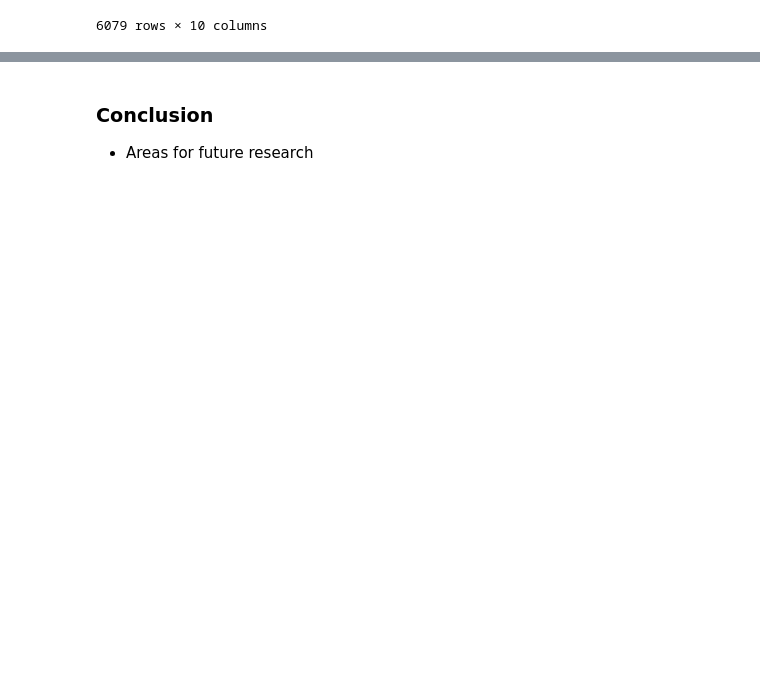
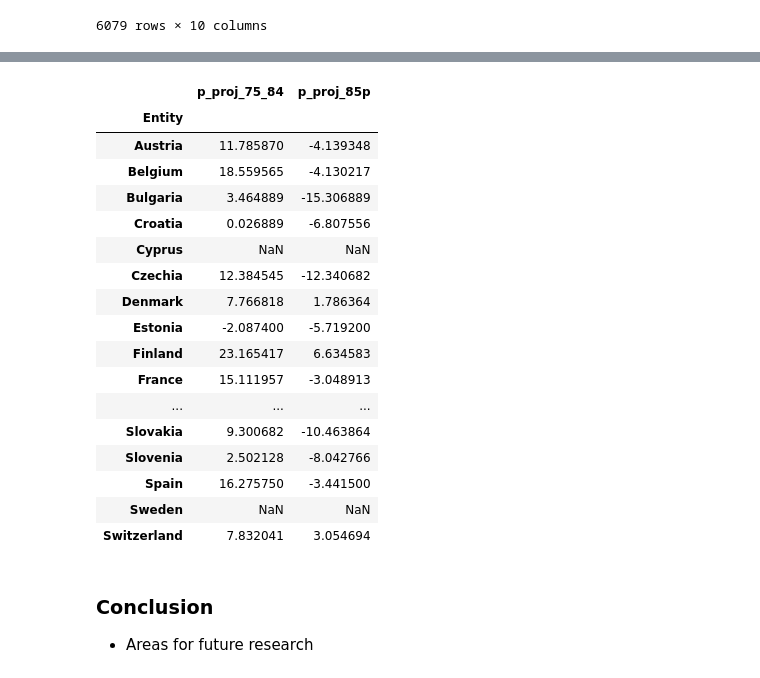
Before and after one commit to lisds/excess-deaths, a Jupyter notebook: Write_Up.ipynb, the cells around one changed output, grey strips where cells are left out. Saved outputs shown, nothing was run; the diff lists cells and outputs as text; code cells hidden in the pictures; blank space fills up the shorter version.

```diff
--- a/Write_Up.ipynb
+++ b/Write_Up.ipynb
@@ -769,3 +844,24 @@ pd.DataFrame(mean_2023_mortality.sort_values(by = 'p_proj_all_ages', ascending =
+# %%
+mean_2023_mortality[['p_proj_75_84', 'p_proj_85p']]
+# %% [output]
+|  | p_proj_75_84 | p_proj_85p |
+| Entity |  |  |
+| Austria | 11.785870 | -4.139348 |
+| Belgium | 18.559565 | -4.130217 |
+| Bulgaria | 3.464889 | -15.306889 |
+| Croatia | 0.026889 | -6.807556 |
+| Cyprus | NaN | NaN |
+| Czechia | 12.384545 | -12.340682 |
+| Denmark | 7.766818 | 1.786364 |
+| Estonia | -2.087400 | -5.719200 |
+| Finland | 23.165417 | 6.634583 |
+| France | 15.111957 | -3.048913 |
+| ... | ... | ... |
+| Slovakia | 9.300682 | -10.463864 |
+| Slovenia | 2.502128 | -8.042766 |
+| Spain | 16.275750 | -3.441500 |
+| Sweden | NaN | NaN |
+| Switzerland | 7.832041 | 3.054694 |
 # %% [markdown]
 ### Conclusion
 
```
Also changed, not shown: parts of 45 cells of this notebook, 2 other files.
